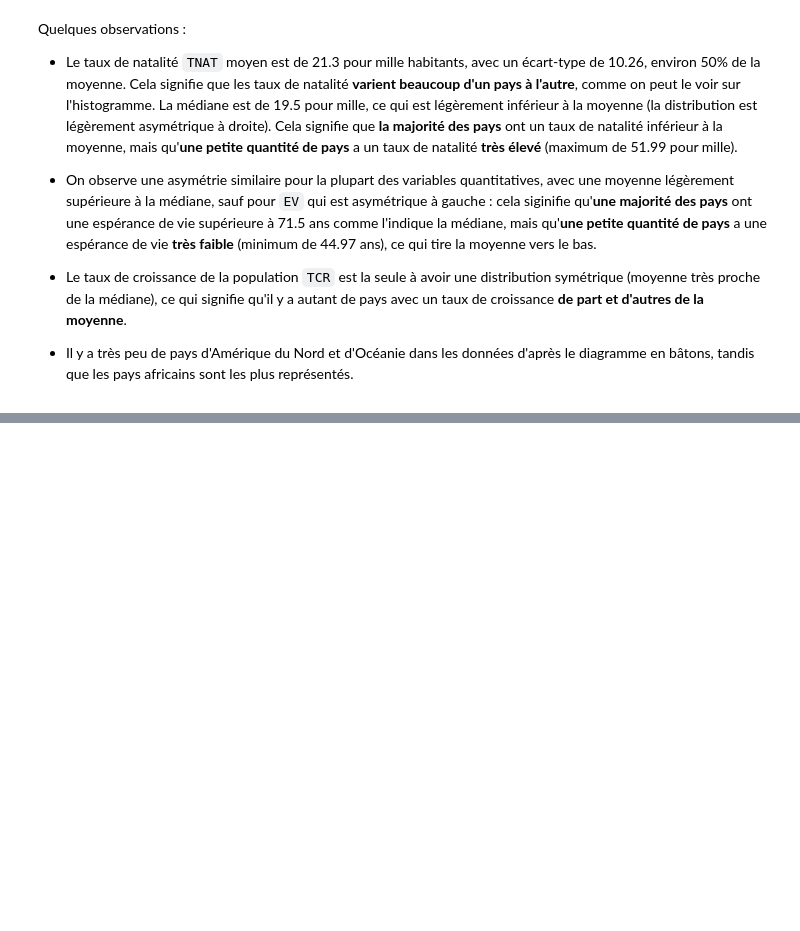
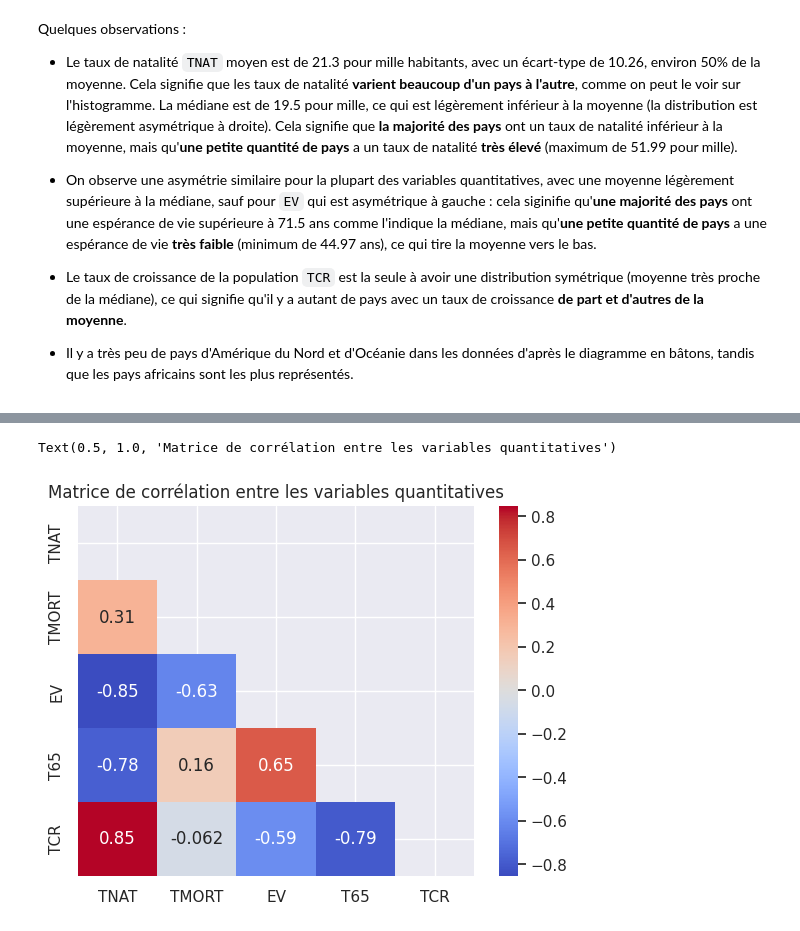
Before and after one commit to cmnemoi/Projet_Data_Exploration, a Jupyter notebook: Projet_Data_Exploration.ipynb, the cells around one changed output, grey strips where cells are left out. Drawn from its saved outputs; the diff is of its cells as text; code cells hidden in the pictures; blank space fills up the shorter version.

Commit message:
analyse quanti x quanti

```diff
--- a/Projet_Data_Exploration.ipynb
+++ b/Projet_Data_Exploration.ipynb
@@ -129,0 +147,9 @@ La médiane est de 19.5 pour mille, ce qui est légèrement inférieur à la moy
+# %%
+correlation_matrix = dataset.corr(method="pearson", numeric_only=True)
+mask = np.triu(np.ones_like(correlation_matrix, dtype=bool)) # Masque pour ne pas afficher la partie triangulaire supérieure de la matrice de corrélation
+
+sns.heatmap(correlation_matrix, annot=True, cmap="coolwarm", mask=mask)
+plt.title("Matrice de corrélation entre les variables quantitatives")
+# %% [output]
+Text(0.5, 1.0, 'Matrice de corrélation entre les variables quantitatives')
+[figure, added]
```
Also changed, not shown: parts of 9 cells of this notebook.
